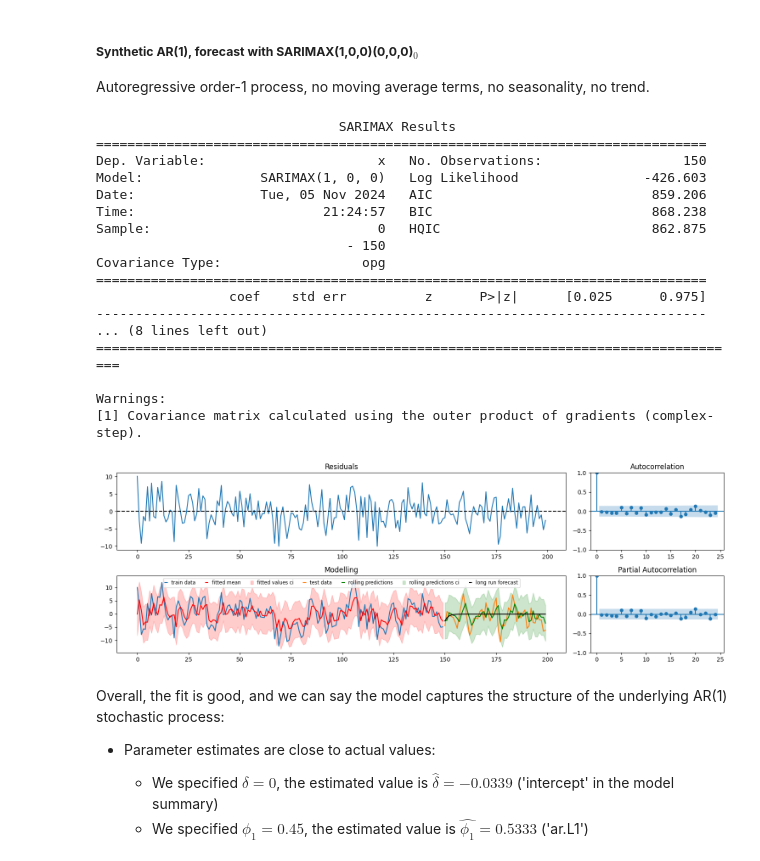
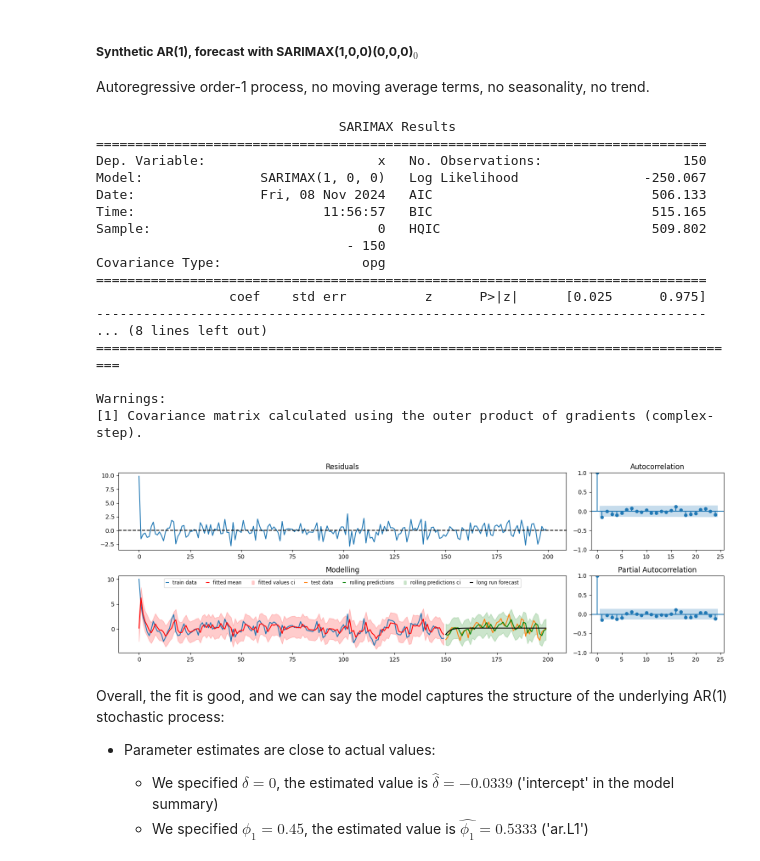
Before and after one commit to robetatis/study_notes_ml, a Jupyter notebook: forecasting.ipynb, the cells around one changed output. Saved outputs shown, nothing was run; the diff lists cells and outputs as text; code cells hidden in the pictures.

```diff
--- a/forecasting.ipynb
+++ b/forecasting.ipynb
@@ -184,39 +184,39 @@ Autoregressive order-1 process, no moving average terms, no seasonality, no tren
 # %%
 def generate_ar_1(N, sigma, x0, phi_1, delta):
 
     x = np.zeros(N)
     w = np.random.normal(0, sigma, size=N)
     x[0] = x0
 
     for t in np.arange(1, N, 1):
         x[t] = delta + phi_1*x[t - 1] + w[t]
 
     x = pd.DataFrame({'t': np.arange(0, N, 1), 'x': x}).set_index('t')
 
     return x
 
-x = generate_ar_1(N=200, sigma=4, x0=10, phi_1=0.45, delta=0)
+x = generate_ar_1(N=200, sigma=1, x0=10, phi_1=0.45, delta=0)
 results = train_test_model(x, test_size=50, order=(1, 0, 0), seasonal_order=(0, 0, 0, 0))
 plot(results)
 # %% [output]
                                SARIMAX Results
 ==============================================================================
 Dep. Variable:                      x   No. Observations:                  150
-Model:               SARIMAX(1, 0, 0)   Log Likelihood                -426.603
-Date:                Tue, 05 Nov 2024   AIC                            859.206
-Time:                        21:24:57   BIC                            868.238
-Sample:                             0   HQIC                           862.875
+Model:               SARIMAX(1, 0, 0)   Log Likelihood                -250.067
+Date:                Fri, 08 Nov 2024   AIC                            506.133
+Time:                        11:56:57   BIC                            515.165
+Sample:                             0   HQIC                           509.802
                                 - 150
 Covariance Type:                  opg
 ==============================================================================
                  coef    std err          z      P>|z|      [0.025      0.975]
 ------------------------------------------------------------------------------
 ... (8 lines left out)
 ===================================================================================
 
 Warnings:
 [1] Covariance matrix calculated using the outer product of gradients (complex-step).
-[figure, old version]
+[figure, new version]
 # %% [markdown]
 Overall, the fit is good, and we can say the model captures the structure of the underlying AR(1) stochastic process:
 
```
Also changed, not shown: parts of 1 cell of this notebook.
